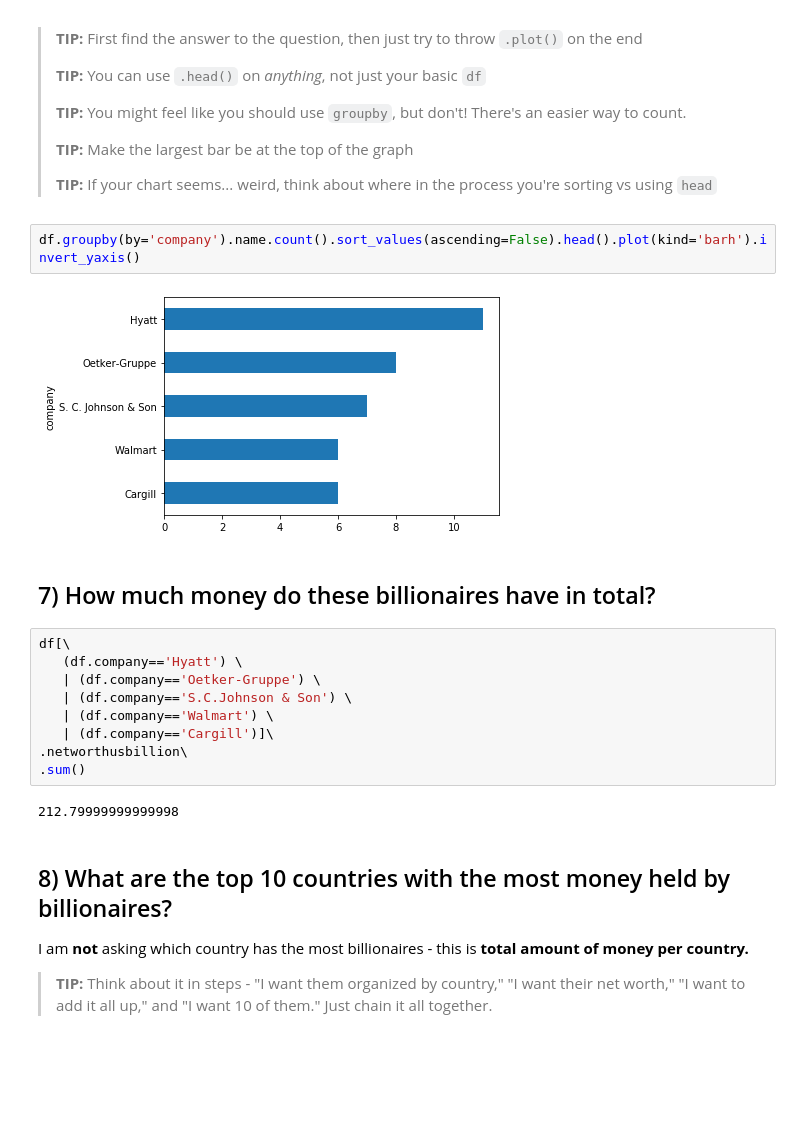
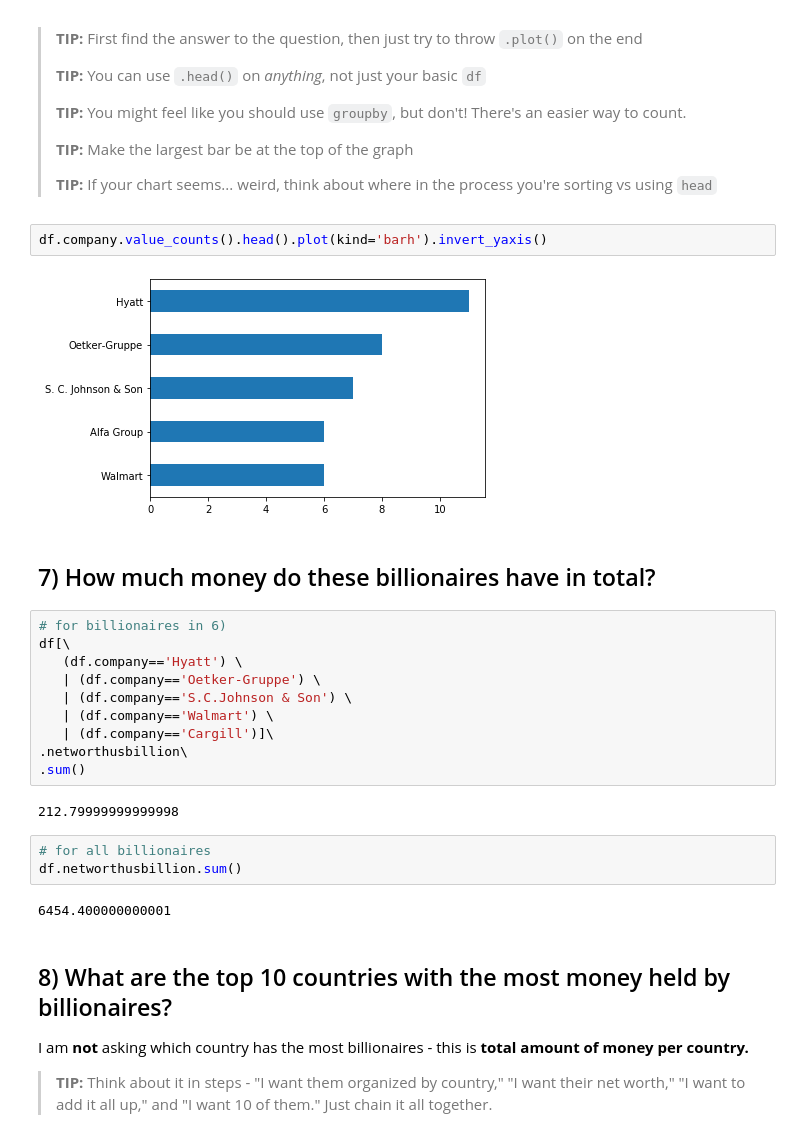
Before and after one commit to mingligraphics/foundations_homework, a Jupyter notebook: 05-homework/02-Billionaires.ipynb, the cells around one changed output. Saved outputs shown, nothing was run; the diff lists cells and outputs as text; blank space fills up the shorter version.

```diff
--- a/05-homework/02-Billionaires.ipynb
+++ b/05-homework/02-Billionaires.ipynb
@@ -141,12 +132,13 @@ Name: name, dtype: int64
 >
 > **TIP:** If your chart seems... weird, think about where in the process you're sorting vs using `head`
 # %%
-df.groupby(by='company').name.count().sort_values(ascending=False).head().plot(kind='barh').invert_yaxis()
+df.company.value_counts().head().plot(kind='barh').invert_yaxis()
 # %% [output]
-[figure, old version]
+[figure, new version]
 # %% [markdown]
 ## 7) How much money do these billionaires have in total?
 # %%
+# for billionaires in 6)
 df[\
    (df.company=='Hyatt') \
    | (df.company=='Oetker-Gruppe') \
@@ -157,6 +149,11 @@ df[\
 .sum()
 # %% [output]
 212.79999999999998
+# %%
+# for all billionaires
+df.networthusbillion.sum()
+# %% [output]
+6454.400000000001
 # %% [markdown]
 ## 8) What are the top 10 countries with the most money held by billionaires?
 
```
Also changed, not shown: parts of 8 cells of this notebook.
